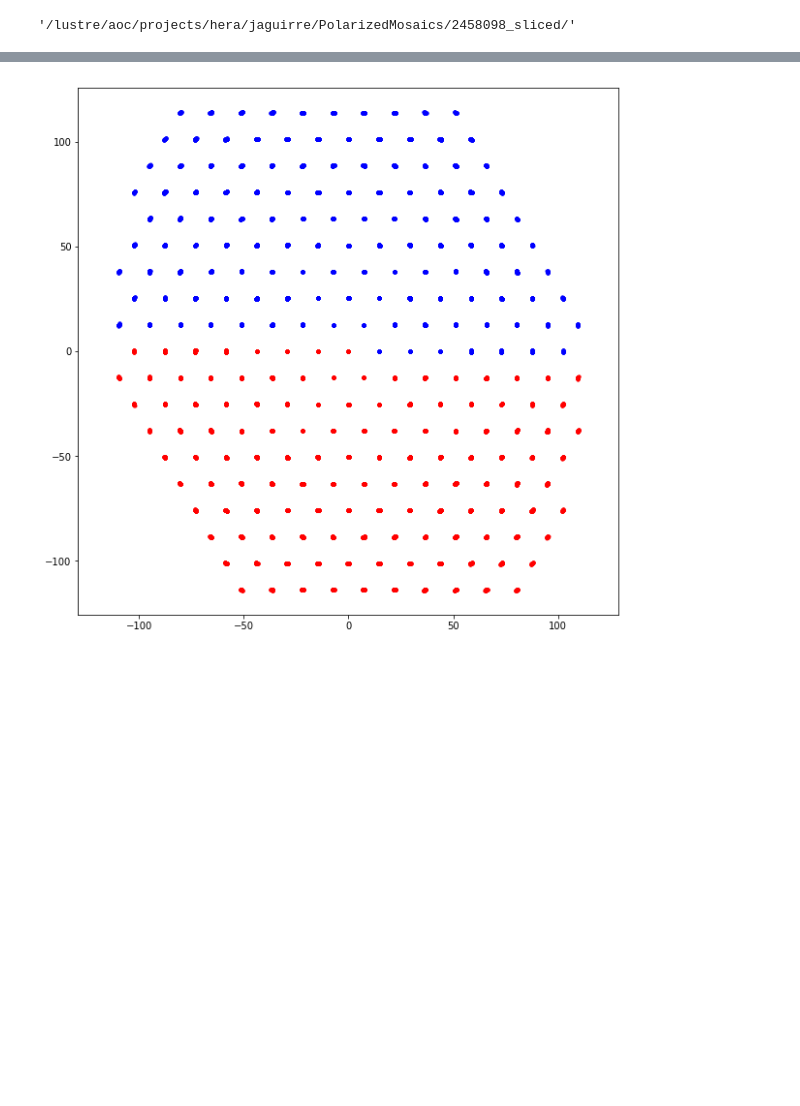
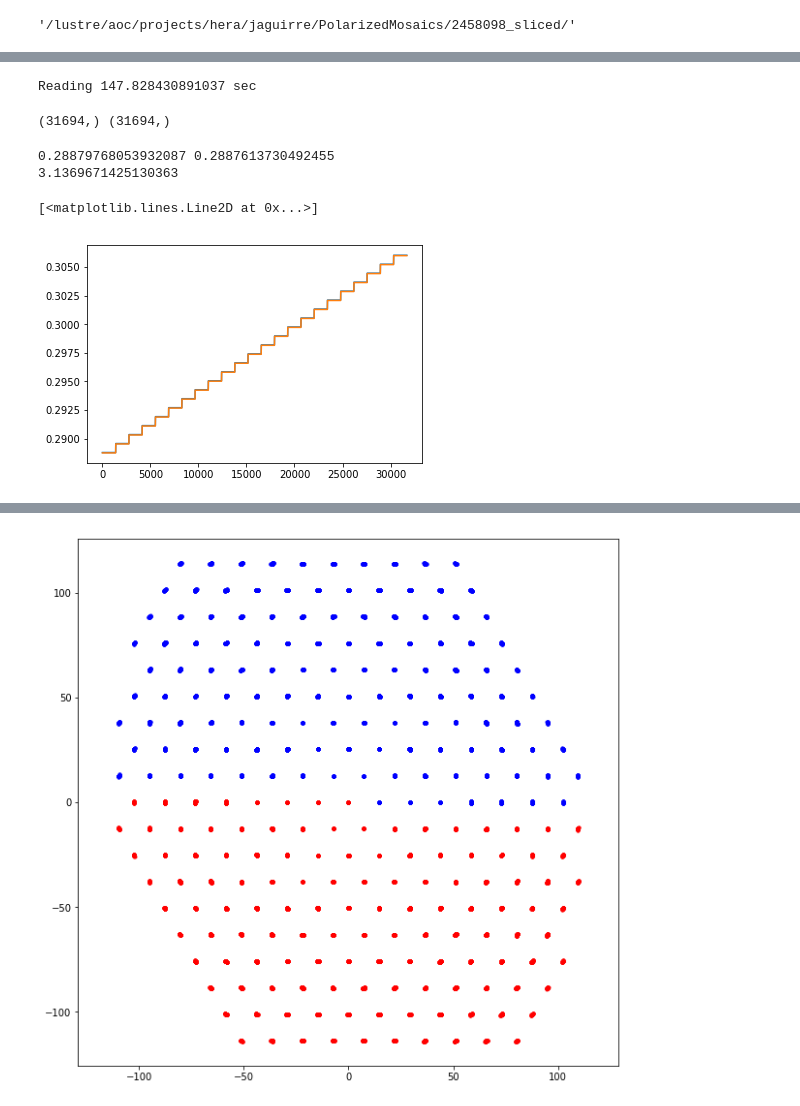
Before and after one commit to UPennEoR/plimpy, a Jupyter notebook: PolarizedMosaics/PSF.ipynb, the cells around one changed output, grey strips where cells are left out. Drawn from its saved outputs; the diff is of its cells as text; code cells hidden in the pictures; blank space fills up the shorter version.

```diff
--- a/PolarizedMosaics/PSF.ipynb
+++ b/PolarizedMosaics/PSF.ipynb
@@ -61,5 +63,8 @@ psf_path(2458098)
 # %%
 from pyuvdata import UVData
 # %%
-uv = UVData()
-uv.read(psf_path(2458098)+'zen.001630_002038.calibrated.HH.uvfits')
+timer = Timer()
+timer.start()
+uv8098 = UVData()
+uv8098.read(psf_path(2458098)+'zen.010601_011009.calibrated.HH.uvfits')
+timer.stop('Reading')
@@ -71,0 +73,8 @@ uv.data_array.shape
+# %%
+timer = Timer()
+timer.start()
+uv8099 = UVData()
+uv8099.read(psf_path(2458099)+'zen.010601_011009.calibrated.HH.uvfits')
+timer.stop('Reading')
+# %% [output]
+Reading 147.828430891037 sec
@@ -71,0 +87,16 @@ uv.data_array.shape
+# %%
+print(uv8098.lst_array.shape, uv8099.lst_array.shape)
+# %% [output]
+(31694,) (31694,)
+# %%
+print(uv8098.lst_array[0], uv8099.lst_array[0])
+print((uv8098.lst_array[0] - uv8099.lst_array[0])*24*3600.)
+# %% [output]
+0.28879768053932087 0.2887613730492455
+3.1369671425130363
+# %%
+plt.plot(uv8098.lst_array)
+plt.plot(uv8099.lst_array)
+# %% [output]
+[<matplotlib.lines.Line2D at 0x...>]
+[figure, added]
```
Also changed, not shown: parts of 21 cells of this notebook.
